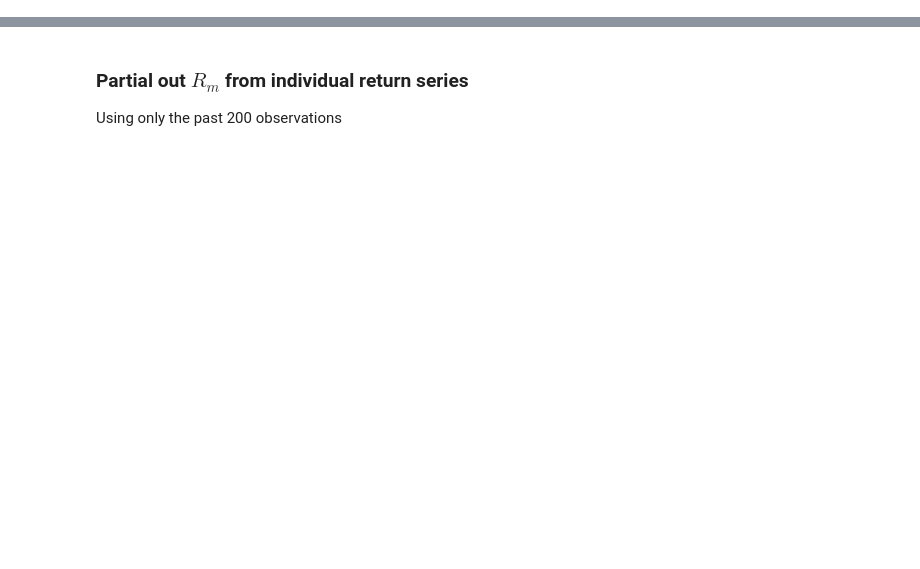
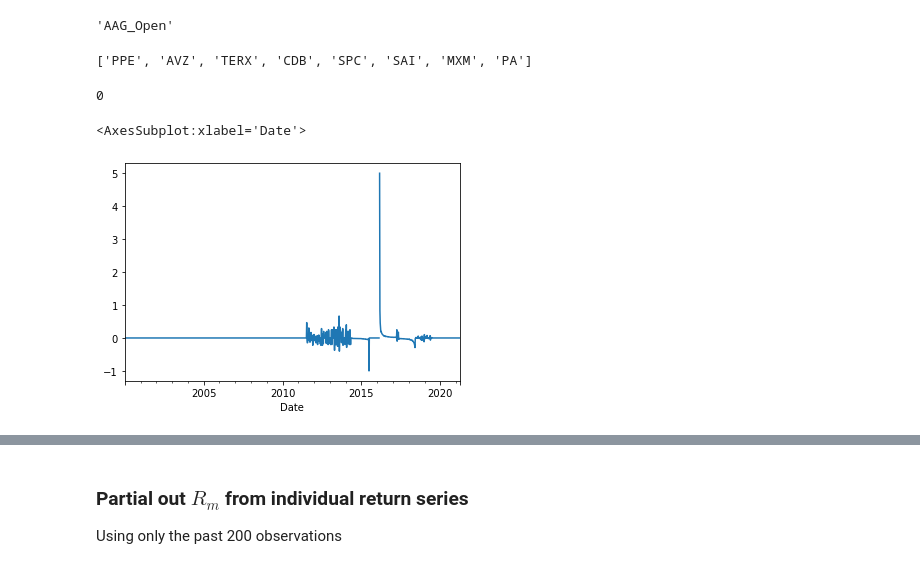
Before and after one commit to HaochengYe/Prediction-BT, a Jupyter notebook: Factorization.ipynb, the cells around one changed output, grey strips where cells are left out. Saved outputs shown, nothing was run; the diff lists cells and outputs as text; code cells hidden in the pictures; blank space fills up the shorter version.

```diff
--- a/Factorization.ipynb
+++ b/Factorization.ipynb
@@ -27,0 +49,12 @@ train_dta, test_dta = train_test_split(pct_df, test_size=0.01, shuffle=False)
+# %%
+err_tick = []
+
+for tick in pct_wk.columns:
+    initpos = pct_wk.index.get_loc(pct_wk[tick].first_valid_index())
+    if pct_wk[tick].iloc[initpos:].isna().sum() != 0:
+        if tick.split("_")[1] != 'Volume':
+            err_tick.append(tick.split("_")[0])
+
+err_tick = list(set(err_tick))
+valid_col = [c for c in pct_wk.columns if c.split("_")[0] not in err_tick]
+pct_wk = pct_wk[valid_col]
@@ -27,0 +147,17 @@ train_dta, test_dta = train_test_split(pct_df, test_size=0.01, shuffle=False)
+# %%
+tick
+# %% [output]
+'AAG_Open'
+# %%
+err_tick
+# %% [output]
+['PPE', 'AVZ', 'TERX', 'CDB', 'SPC', 'SAI', 'MXM', 'PA']
+# %%
+np.isnan(X).sum()
+# %% [output]
+0
+# %%
+pct_wk['AAG_Open'].plot()
+# %% [output]
+<AxesSubplot:xlabel='Date'>
+[figure, added]
```
Also changed, not shown: parts of 38 cells of this notebook, 3 other files.
